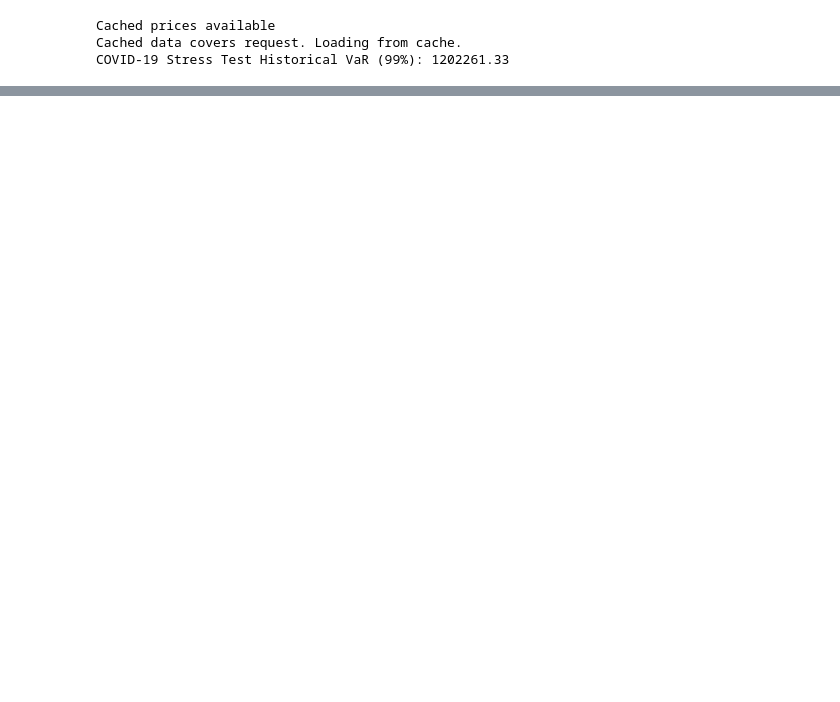
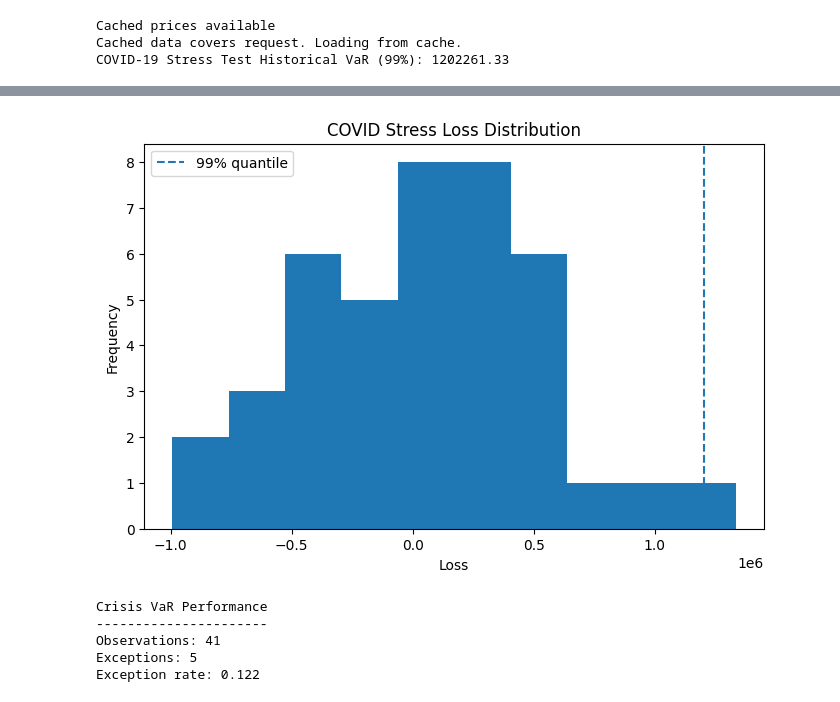
Before and after one commit to thomashjs/risk-capital-engine, a Jupyter notebook: notebooks/stress_testing.ipynb, the cells around one changed output, grey strips where cells are left out. Saved outputs shown, nothing was run; the diff lists cells and outputs as text; code cells hidden in the pictures; blank space fills up the shorter version.

Commit message:
historical crisis stress testing

```diff
--- a/notebooks/stress_testing.ipynb
+++ b/notebooks/stress_testing.ipynb
@@ -77,0 +102,28 @@ normal_var = stress_var(
+# %%
+covid_tail = covid_losses.quantile(0.99)
+plt.figure(figsize=(8,5))
+plt.hist(covid_losses, bins=10)
+plt.axvline(covid_tail, linestyle="--",label="99% quantile")
+plt.title("COVID Stress Loss Distribution")
+plt.xlabel("Loss")
+plt.ylabel("Frequency")
+plt.legend()
+plt.show()
+# %% [output]
+[figure, added]
+# %%
+# Exception Statistics
+exceptions = covid_var["Exception"].sum()
+n_obs = len(covid_var)
+
+print("Crisis VaR Performance")
+print("----------------------")
+print(f"Observations: {n_obs}")
+print(f"Exceptions: {exceptions}")
+print(f"Exception rate: {exceptions/n_obs:.3f}")
+# %% [output]
+Crisis VaR Performance
+----------------------
+Observations: 41
+Exceptions: 5
+Exception rate: 0.122
```
Also changed, not shown: parts of 9 cells of this notebook.
